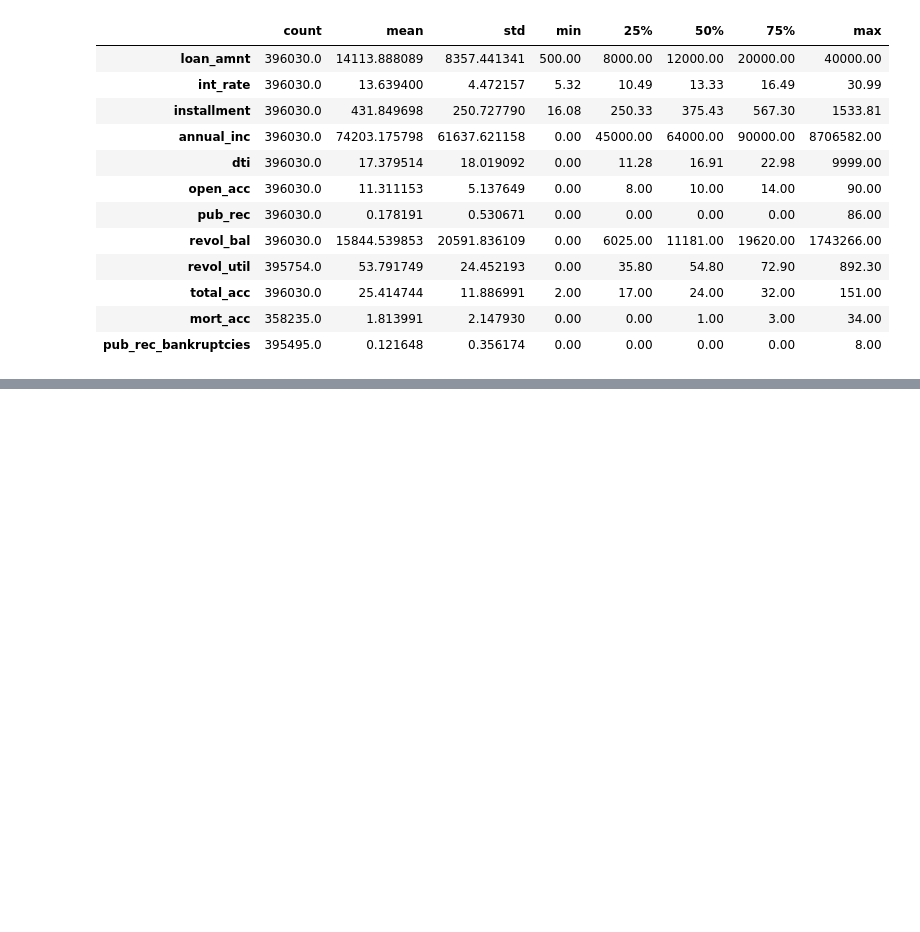
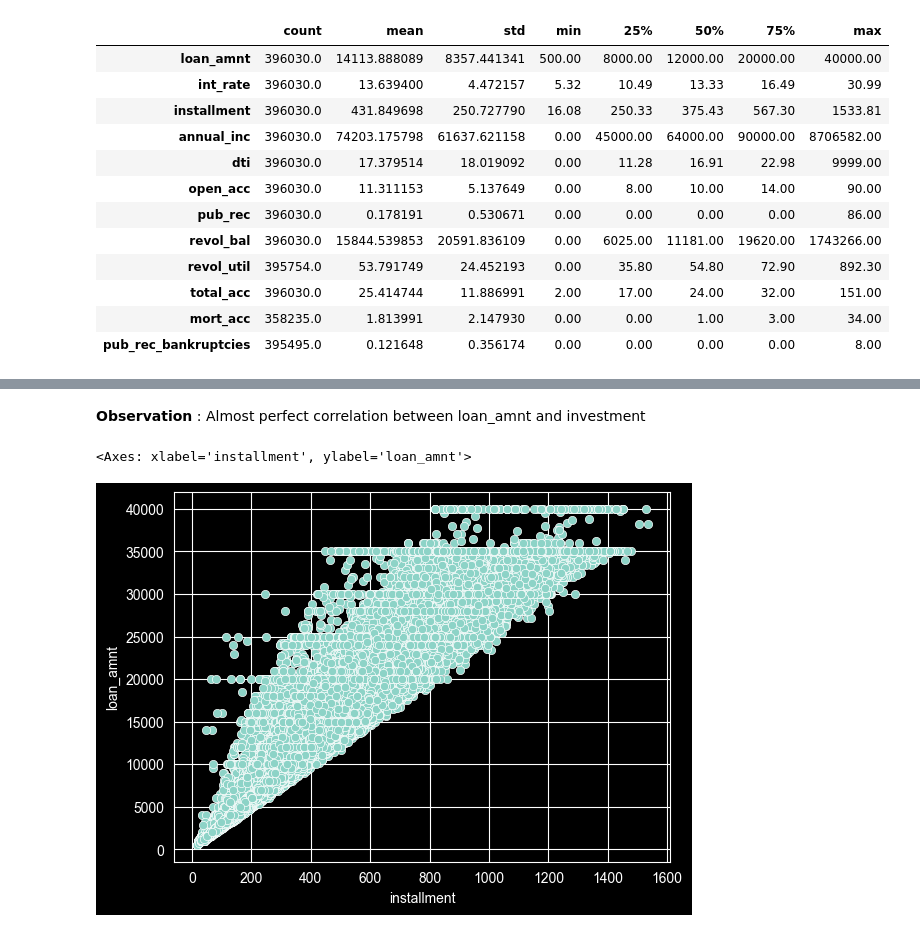
Before and after one commit to kanishkay/Lending_Club_Loan_Risk_Analysis_Deep_Learning, a Jupyter notebook: Lending_Club_Loan_Rishk_DL.ipynb, the cells around one changed output, grey strips where cells are left out. Drawn from its saved outputs; the diff is of its cells as text; code cells hidden in the pictures; blank space fills up the shorter version.

```diff
--- a/Lending_Club_Loan_Rishk_DL.ipynb
+++ b/Lending_Club_Loan_Rishk_DL.ipynb
@@ -53,0 +68,7 @@ df.describe().transpose()
+# %% [markdown]
+**Observation** : Almost perfect correlation between loan_amnt and investment
+# %%
+sns.scatterplot(data=df, x='installment', y='loan_amnt')
+# %% [output]
+<Axes: xlabel='installment', ylabel='loan_amnt'>
+[figure, added]
```
Also changed, not shown: parts of 61 cells of this notebook.
